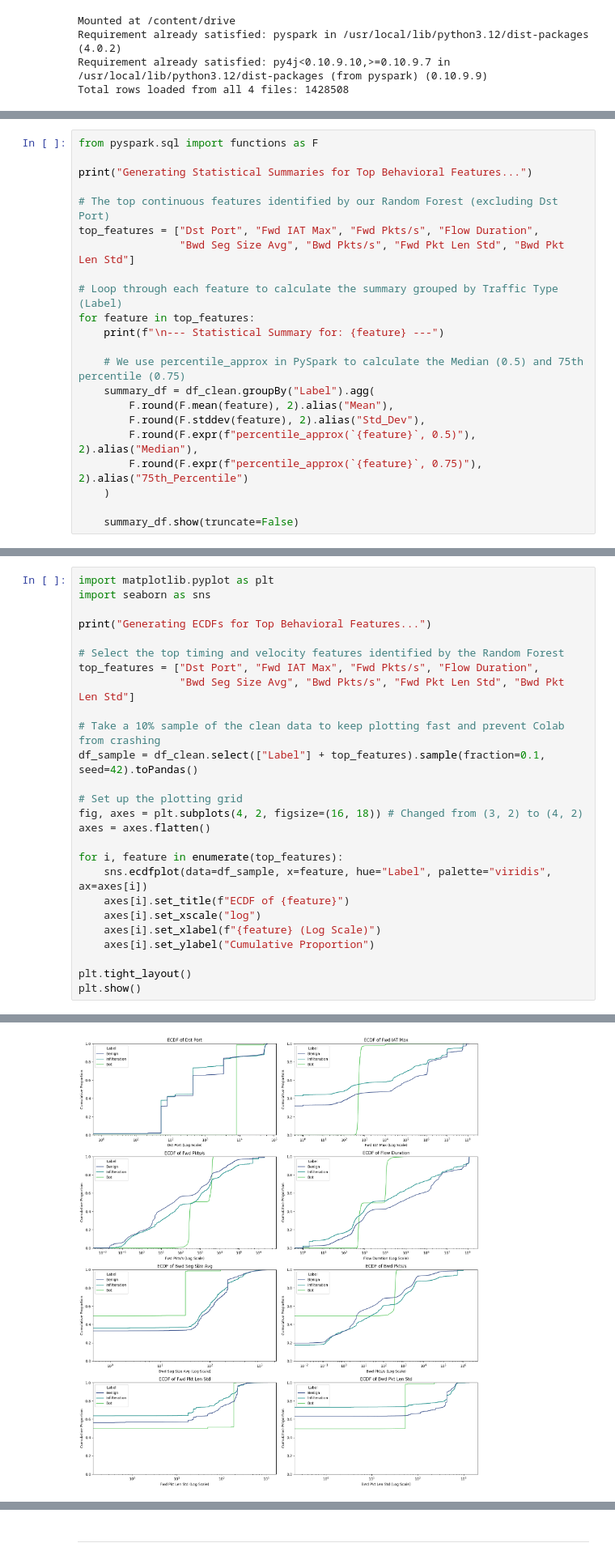
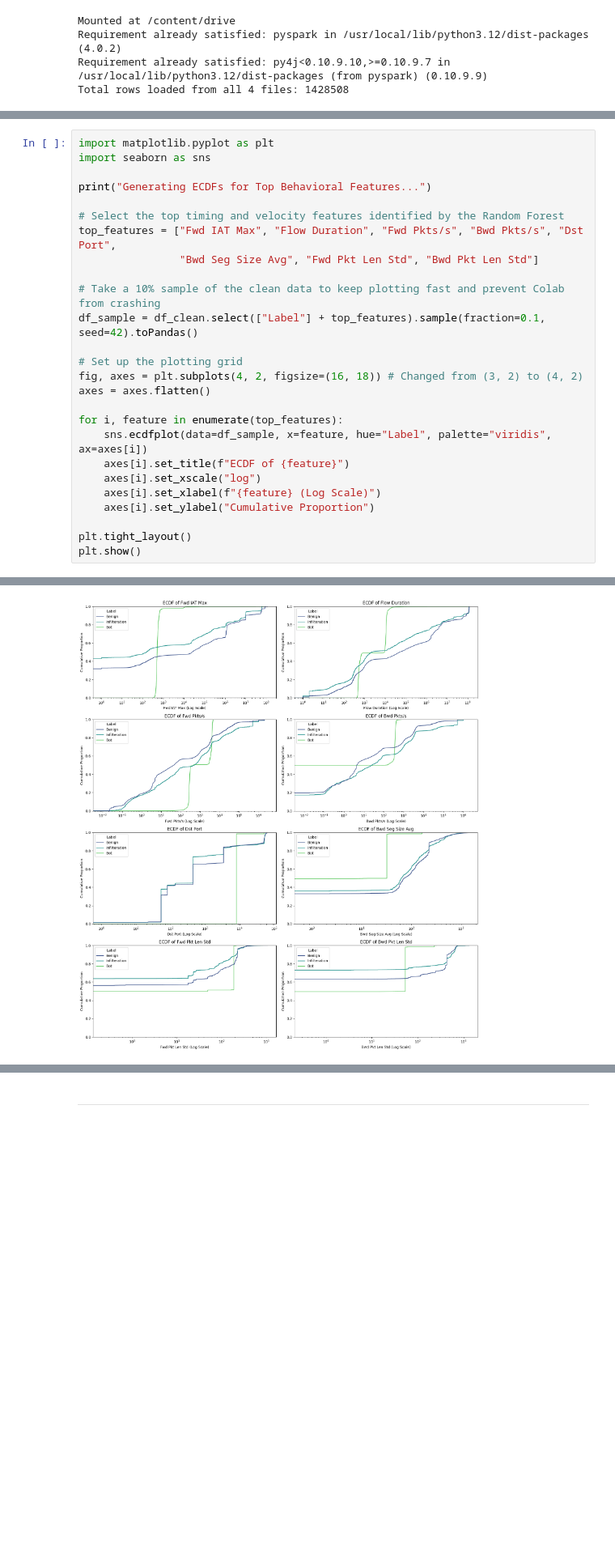
Before and after one commit to JohnnySolo/Data-Analysis-Project---Hybrid-Cyber-Threat-Detection, a Jupyter notebook: 02_EDA_and_Inference.ipynb, the cells around one changed output, grey strips where cells are left out. Shown at 81% size. Saved outputs shown, nothing was run; the diff lists cells and outputs as text; blank space fills up the shorter version.

```diff
--- a/02_EDA_and_Inference.ipynb
+++ b/02_EDA_and_Inference.ipynb
@@ -300,22 +293,0 @@ Based on those results, we can establish the following insights for our machine
-# %%
-from pyspark.sql import functions as F
-
-print("Generating Statistical Summaries for Top Behavioral Features...")
-
-# The top continuous features identified by our Random Forest (excluding Dst Port)
-top_features = ["Dst Port", "Fwd IAT Max", "Fwd Pkts/s", "Flow Duration",
-                "Bwd Seg Size Avg", "Bwd Pkts/s", "Fwd Pkt Len Std", "Bwd Pkt Len Std"]
-
-# Loop through each feature to calculate the summary grouped by Traffic Type (Label)
-for feature in top_features:
-    print(f"\n--- Statistical Summary for: {feature} ---")
-
-    # We use percentile_approx in PySpark to calculate the Median (0.5) and 75th percentile (0.75)
-    summary_df = df_clean.groupBy("Label").agg(
-        F.round(F.mean(feature), 2).alias("Mean"),
-        F.round(F.stddev(feature), 2).alias("Std_Dev"),
-        F.round(F.expr(f"percentile_approx(`{feature}`, 0.5)"), 2).alias("Median"),
-        F.round(F.expr(f"percentile_approx(`{feature}`, 0.75)"), 2).alias("75th_Percentile")
-    )
-
-    summary_df.show(truncate=False)
@@ -375,30 +306,30 @@ By plotting the ECDFs for our top timing features, we can visually confirm the e
 # %%
 import matplotlib.pyplot as plt
 import seaborn as sns
 
 print("Generating ECDFs for Top Behavioral Features...")
 
 # Select the top timing and velocity features identified by the Random Forest
-top_features = ["Dst Port", "Fwd IAT Max", "Fwd Pkts/s", "Flow Duration",
-                "Bwd Seg Size Avg", "Bwd Pkts/s", "Fwd Pkt Len Std", "Bwd Pkt Len Std"]
+top_features = ["Fwd IAT Max", "Flow Duration", "Fwd Pkts/s", "Bwd Pkts/s", "Dst Port",
+                "Bwd Seg Size Avg", "Fwd Pkt Len Std", "Bwd Pkt Len Std"]
 
 # Take a 10% sample of the clean data to keep plotting fast and prevent Colab from crashing
 df_sample = df_clean.select(["Label"] + top_features).sample(fraction=0.1, seed=42).toPandas()
 
 # Set up the plotting grid
 fig, axes = plt.subplots(4, 2, figsize=(16, 18)) # Changed from (3, 2) to (4, 2)
 axes = axes.flatten()
 
 for i, feature in enumerate(top_features):
     sns.ecdfplot(data=df_sample, x=feature, hue="Label", palette="viridis", ax=axes[i])
     axes[i].set_title(f"ECDF of {feature}")
     axes[i].set_xscale("log")
     axes[i].set_xlabel(f"{feature} (Log Scale)")
     axes[i].set_ylabel("Cumulative Proportion")
 
 plt.tight_layout()
 plt.show()
 # %% [output]
 Generating ECDFs for Top Behavioral Features...
-[figure, old version]
+[figure, new version]
 # %% [markdown]
```
Also changed, not shown: parts of 42 cells of this notebook.
